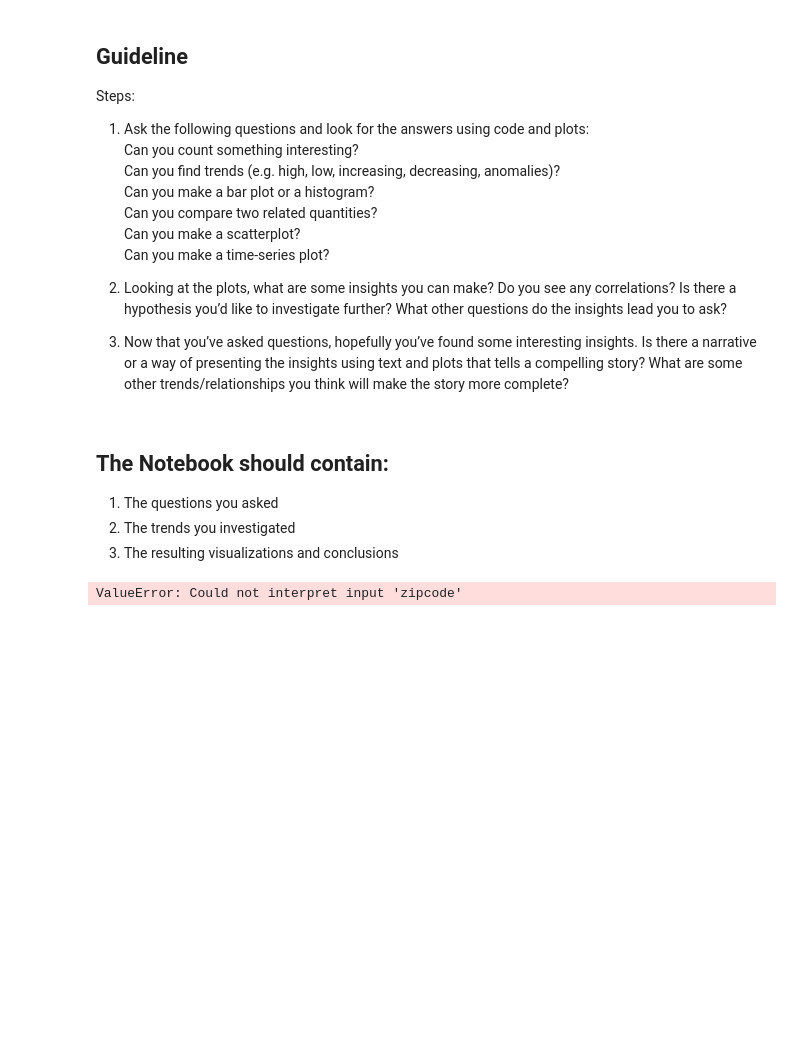
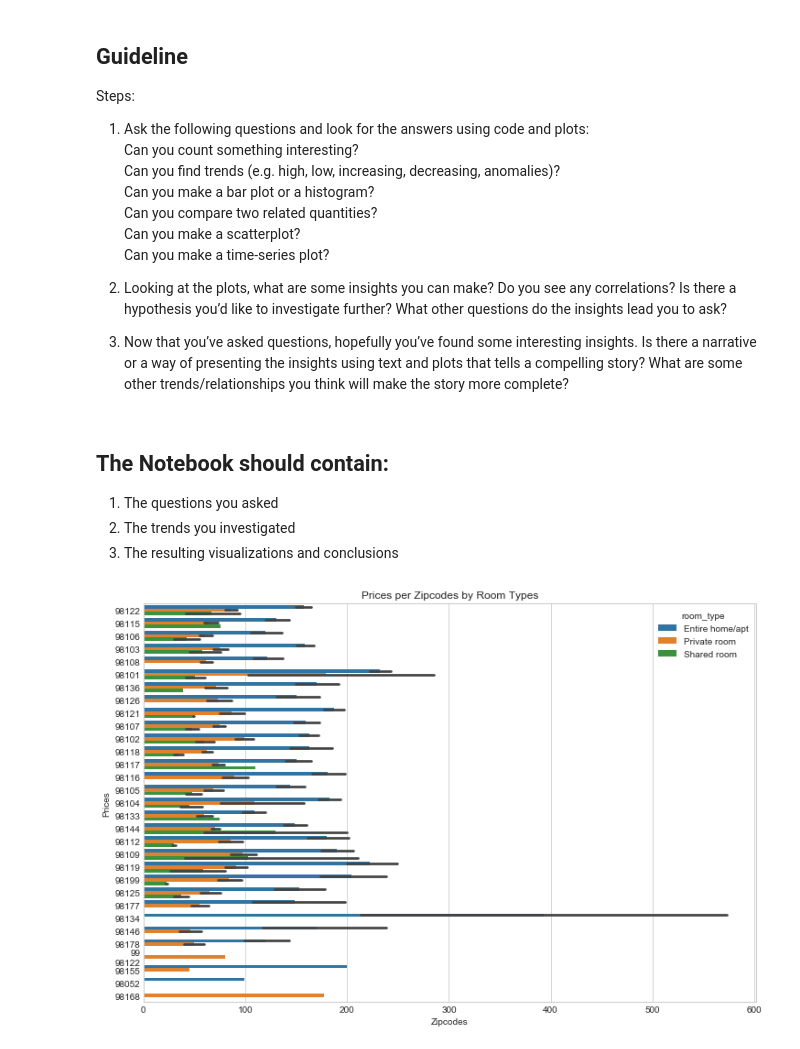
Before and after one commit to mikeli888/Springboard, a Jupyter notebook: sb2018_capstone1/Airbnb_pricing_analysis1.ipynb, the cells around one changed output. Saved outputs shown, nothing was run; the diff lists cells and outputs as text; code cells hidden in the pictures; blank space fills up the shorter version.

```diff
--- a/sb2018_capstone1/Airbnb_pricing_analysis1.ipynb
+++ b/sb2018_capstone1/Airbnb_pricing_analysis1.ipynb
@@ -373,41 +446,34 @@ Question
 # %%
 # CHART: Bar Chart1
 # C1: Hist: Y:Zip, X:Avg Price by ZiP
 # C2: Hist: Y:Zip, X:Avg Price by ZiP but break down by bed_type, room_type, property_type
 
 # Conclusion: TBD
 
 # TODOs/QUESTIONS:
 # 1) 7/3/18: too hard to see all zip codes. Any suggestions?
 # 2) 7/5/18: How do I sort the zipcodes?
 
 # NOTES: 7/7/18
 # 1) Set zipcodes as Index and use sort_index() so appear sorted (Unit 5.1.2)
 
 # NOTES: 7/3/18 (after mentor call)
 # 2) (Test) use func (https://pandas.pydata.org/pandas-docs/stable/generated/pandas.melt.html)
 # 3) Use Seaborn (https://seaborn.pydata.org/generated/seaborn.barplot.html)
 # 4) When I have zipcode on Y-axis, it's harder to see whole chart but easier to see the zipcode
 sns.set_style("whitegrid")
-ax = sns.barplot(y="zipcode", x="price", hue="room_type", data=r_listings) # break down by room_types
+ax = sns.barplot(y="zipcode", x="price", hue="room_type", data=r_cleaned) # break down by room_types
 #ax = sns.barplot(y="price", x="zipcode", data=r_listings) # work1
+plt.rcParams["figure.figsize"] = [20, 16]
 plt.title('Prices per Zipcodes by Room Types')
 plt.xlabel('Zipcodes')
 plt.ylabel('Prices')
 plt.show()
 
-# Ver1: Work1
-# =========
-# price_by_zips = r_listings.groupby('zipcode').price.mean()
-# deposit_by_zips = r_listings.groupby('security_deposit').price.mean()
-# print(price_by_zips.head(8))
-# price_by_zips.plot(x='zipcode', kind='bar')
-# price_by_zips.plot(x='security_deposit', kind='bar')
-# plt.show()
 
 # NOTES: 7/3/18: Histogram is for continus values but by zipcodes in here is discrete so WRONG chart type to use.
 # %% [output]
-ValueError: Could not interpret input 'zipcode'
+[figure, added]
 # %%
 # CHART: Bar Chart 2
 
```
Also changed, not shown: parts of 22 cells of this notebook.
